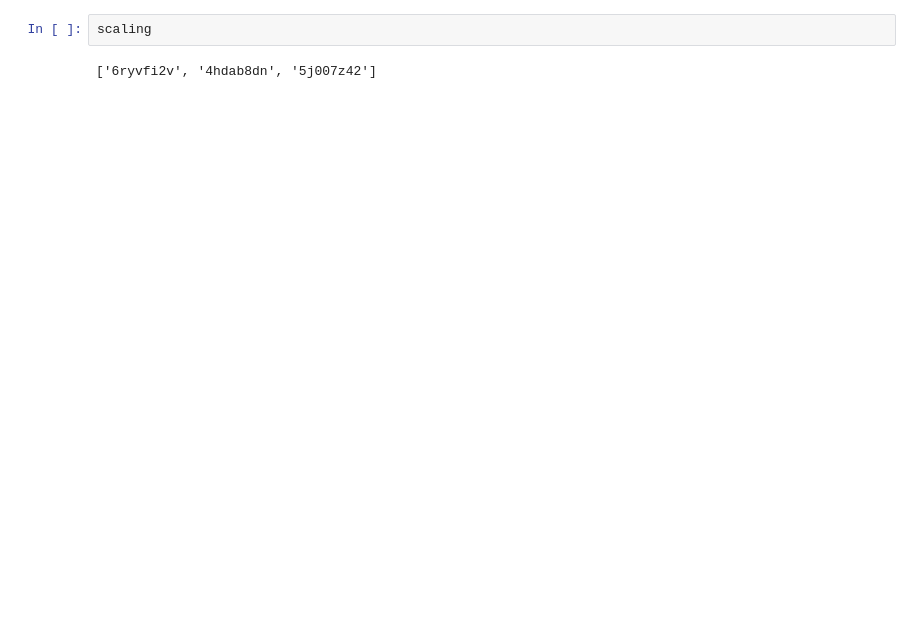
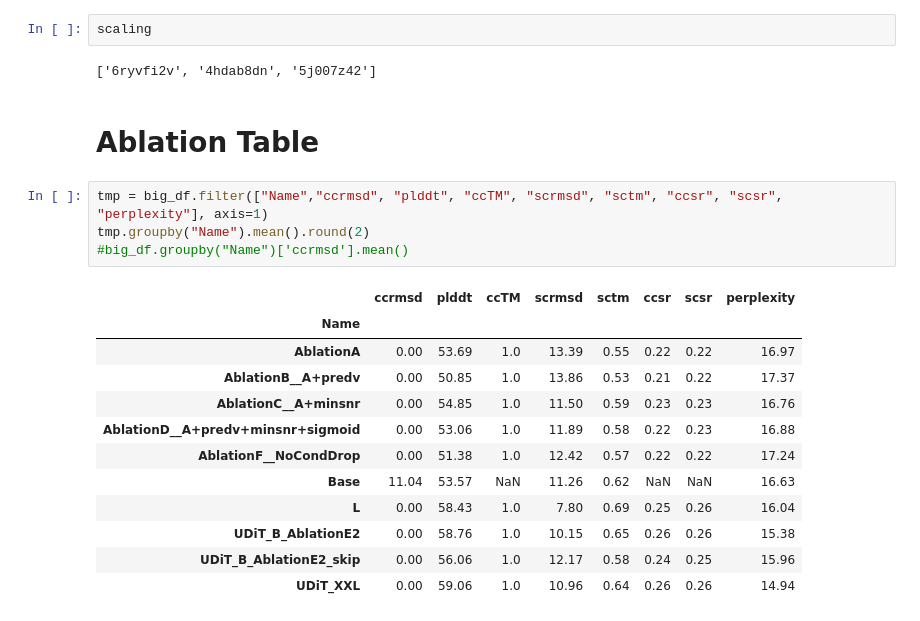
Before and after one commit to amyxlu/plaid-dev-distributed, a Jupyter notebook: notebooks/FIGURE_scaling.ipynb, the cells around one changed output. Drawn from its saved outputs; the diff is of its cells as text; blank space fills up the shorter version.

```diff
--- a/notebooks/FIGURE_scaling.ipynb
+++ b/notebooks/FIGURE_scaling.ipynb
@@ -112,3 +135,22 @@ plt.show()
 scaling
 # %% [output]
 ['6ryvfi2v', '4hdab8dn', '5j007z42']
+# %% [markdown]
+# Ablation Table
+# %%
+tmp = big_df.filter(["Name","ccrmsd", "plddt", "ccTM", "scrmsd", "sctm", "ccsr", "scsr", "perplexity"], axis=1)
+tmp.groupby("Name").mean().round(2)
+#big_df.groupby("Name")['ccrmsd'].mean()
+# %% [output]
+|  | ccrmsd | plddt | ccTM | scrmsd | sctm | ccsr | scsr | perplexity |
+| Name |  |  |  |  |  |  |  |  |
+| AblationA | 0.00 | 53.69 | 1.0 | 13.39 | 0.55 | 0.22 | 0.22 | 16.97 |
+| AblationB__A+predv | 0.00 | 50.85 | 1.0 | 13.86 | 0.53 | 0.21 | 0.22 | 17.37 |
+| AblationC__A+minsnr | 0.00 | 54.85 | 1.0 | 11.50 | 0.59 | 0.23 | 0.23 | 16.76 |
+| AblationD__A+predv+minsnr+sigmoid | 0.00 | 53.06 | 1.0 | 11.89 | 0.58 | 0.22 | 0.23 | 16.88 |
+| AblationF__NoCondDrop | 0.00 | 51.38 | 1.0 | 12.42 | 0.57 | 0.22 | 0.22 | 17.24 |
+| Base | 11.04 | 53.57 | NaN | 11.26 | 0.62 | NaN | NaN | 16.63 |
+| L | 0.00 | 58.43 | 1.0 | 7.80 | 0.69 | 0.25 | 0.26 | 16.04 |
+| UDiT_B_AblationE2 | 0.00 | 58.76 | 1.0 | 10.15 | 0.65 | 0.26 | 0.26 | 15.38 |
+| UDiT_B_AblationE2_skip | 0.00 | 56.06 | 1.0 | 12.17 | 0.58 | 0.24 | 0.25 | 15.96 |
+| UDiT_XXL | 0.00 | 59.06 | 1.0 | 10.96 | 0.64 | 0.26 | 0.26 | 14.94 |
```
Also changed, not shown: parts of 9 cells of this notebook, 1 other file.
